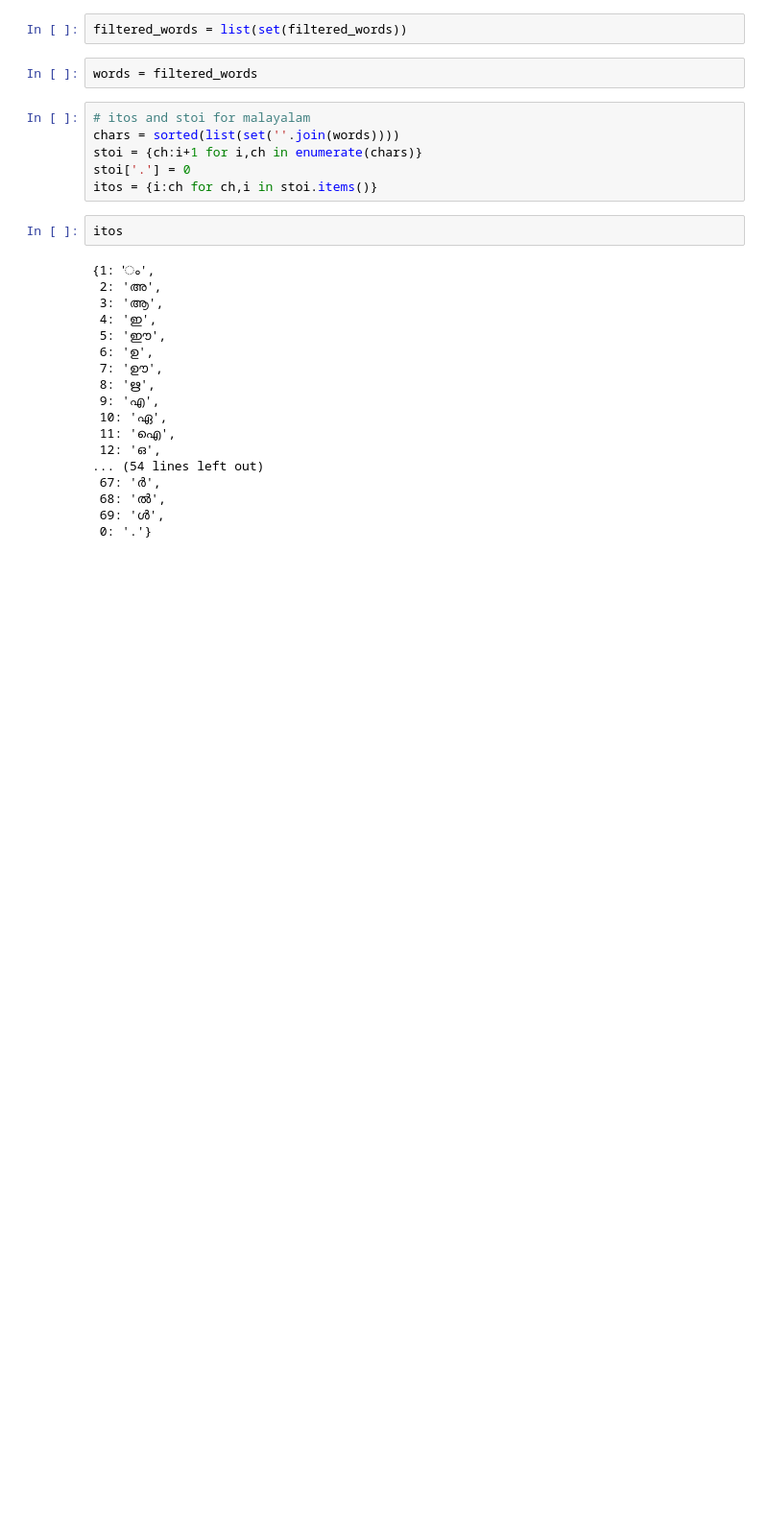
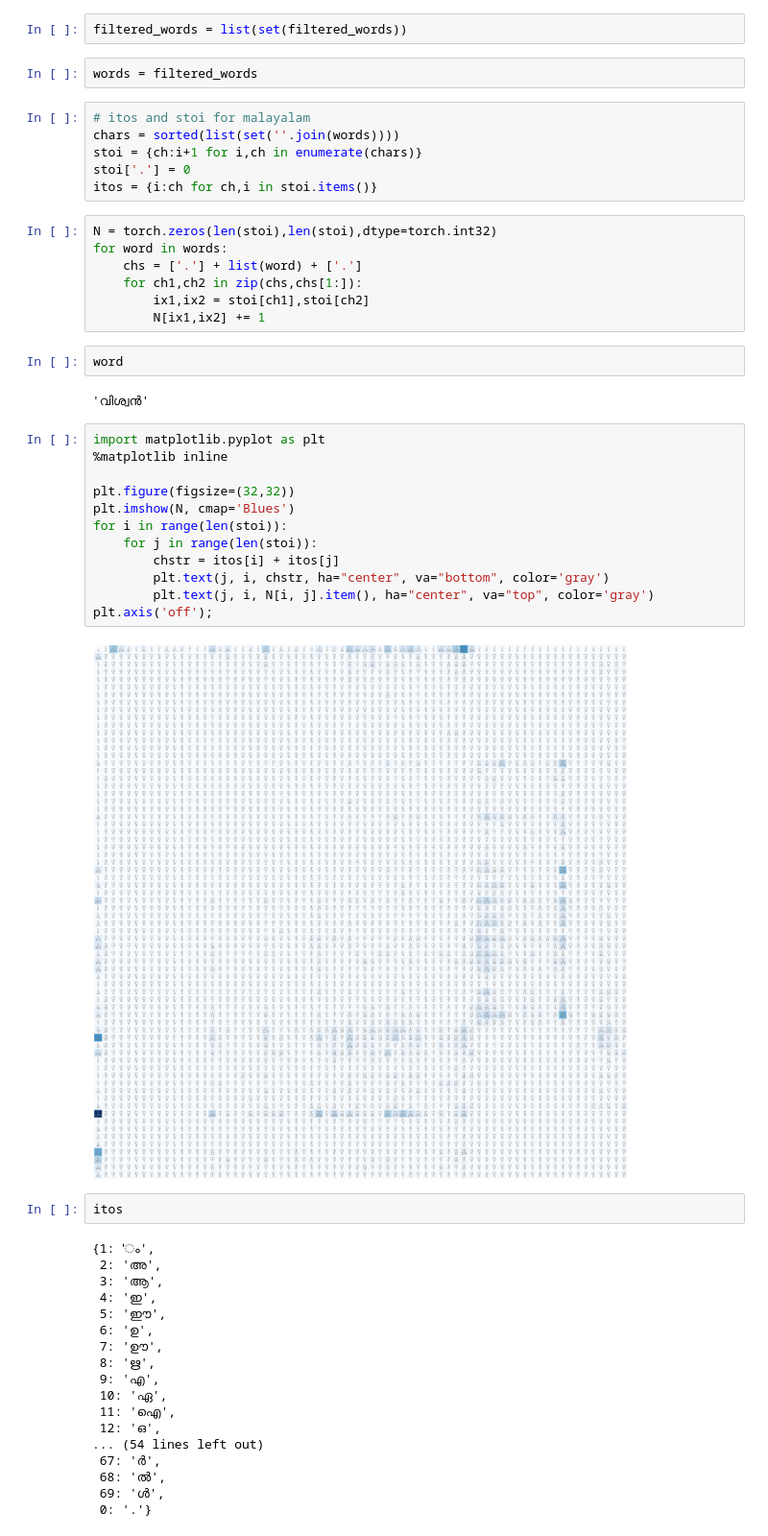
Before and after one commit to dhananjai1729/Build-makemore, a Jupyter notebook: malayalam_bigram.ipynb, the cells around one changed output. Shown: that part at 96% size. Saved outputs shown, nothing was run; the diff lists cells and outputs as text; blank space fills up the shorter version.

```diff
--- a/malayalam_bigram.ipynb
+++ b/malayalam_bigram.ipynb
@@ -45,6 +45,31 @@ chars = sorted(list(set(''.join(words))))
 stoi = {ch:i+1 for i,ch in enumerate(chars)}
 stoi['.'] = 0
 itos = {i:ch for ch,i in stoi.items()}
+# %%
+N = torch.zeros(len(stoi),len(stoi),dtype=torch.int32)
+for word in words:
+    chs = ['.'] + list(word) + ['.']
+    for ch1,ch2 in zip(chs,chs[1:]):
+        ix1,ix2 = stoi[ch1],stoi[ch2]
+        N[ix1,ix2] += 1
+# %%
+word
+# %% [output]
+'വിശ്വൻ'
+# %%
+import matplotlib.pyplot as plt
+%matplotlib inline
+
+plt.figure(figsize=(32,32))
+plt.imshow(N, cmap='Blues')
+for i in range(len(stoi)):
+    for j in range(len(stoi)):
+        chstr = itos[i] + itos[j]
+        plt.text(j, i, chstr, ha="center", va="bottom", color='gray')
+        plt.text(j, i, N[i, j].item(), ha="center", va="top", color='gray')
+plt.axis('off');
+# %% [output]
+[figure, added]
 # %%
 itos
 # %% [output]
```
Also changed, not shown: parts of 1 cell of this notebook.
